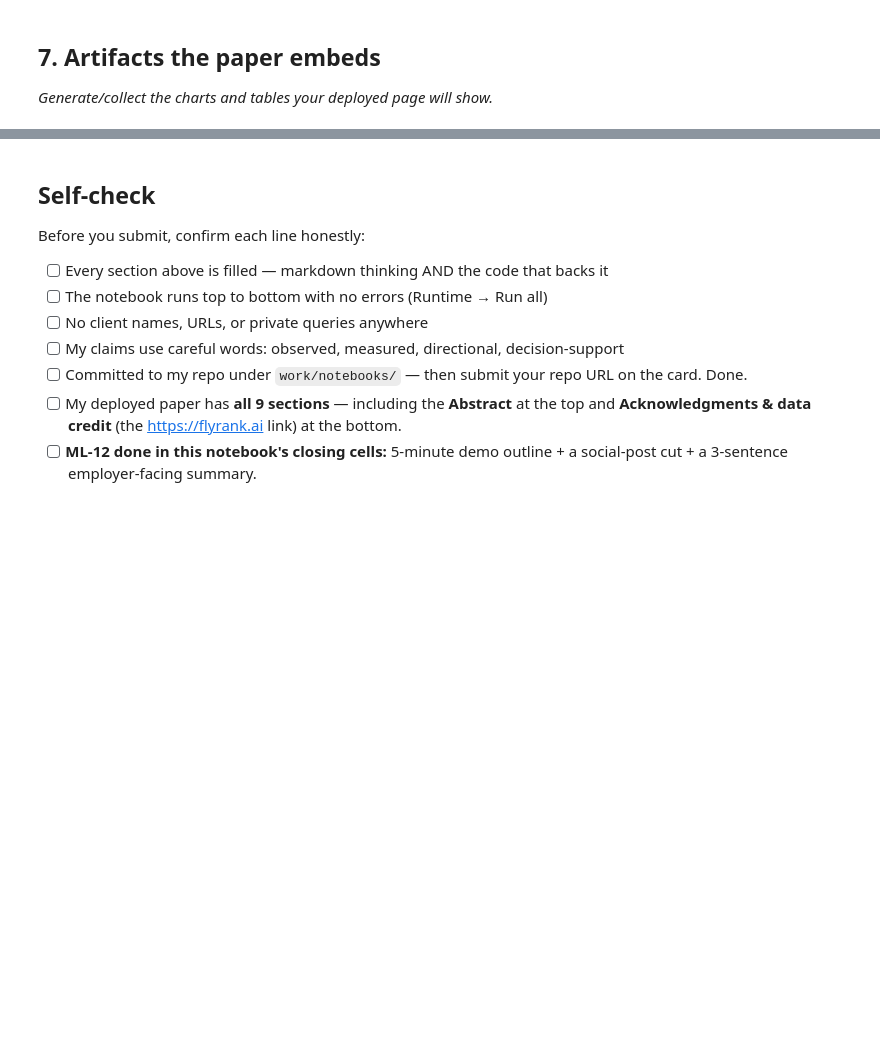
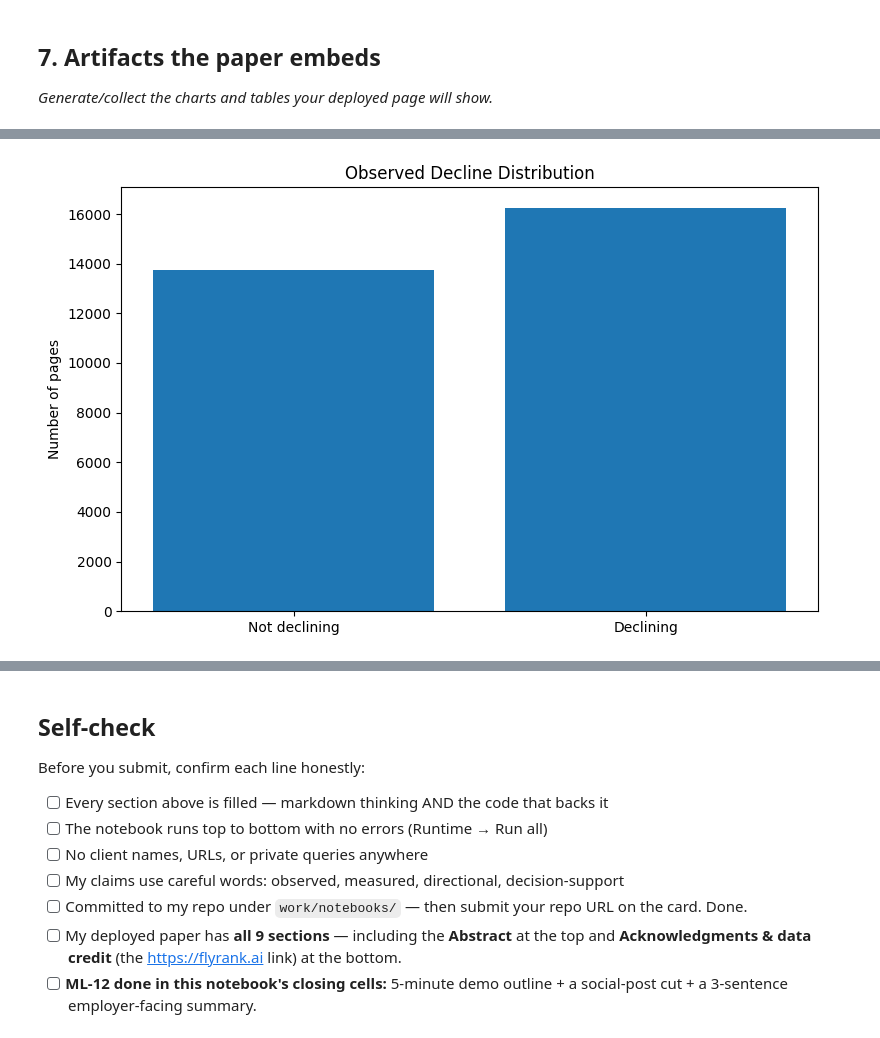
Before and after one commit to MalikZeeshan1122/FlyRank-ML-Internship-Starter, a Jupyter notebook: work/notebooks/capstone.ipynb, the cells around one changed output, grey strips where cells are left out. Saved outputs shown, nothing was run; the diff lists cells and outputs as text; code cells hidden in the pictures; blank space fills up the shorter version.

```diff
--- a/work/notebooks/capstone.ipynb
+++ b/work/notebooks/capstone.ipynb
@@ -36,0 +749,30 @@ This skeleton is yours to fill. Work the sections **in order** — each one has
+# %%
+# ============================================================
+# ARTIFACT 3 — TARGET DISTRIBUTION
+# ============================================================
+
+target_counts = (
+    work_df["target_decline"]
+    .value_counts()
+    .sort_index()
+)
+
+target_labels = [
+    "Not declining",
+    "Declining"
+]
+
+plt.figure(figsize=(8, 5))
+
+plt.bar(
+    target_labels,
+    target_counts.values
+)
+
+plt.ylabel("Number of pages")
+plt.title("Observed Decline Distribution")
+
+plt.tight_layout()
+plt.show()
+# %% [output]
+[figure, added]
```
Also changed, not shown: parts of 28 cells of this notebook.
